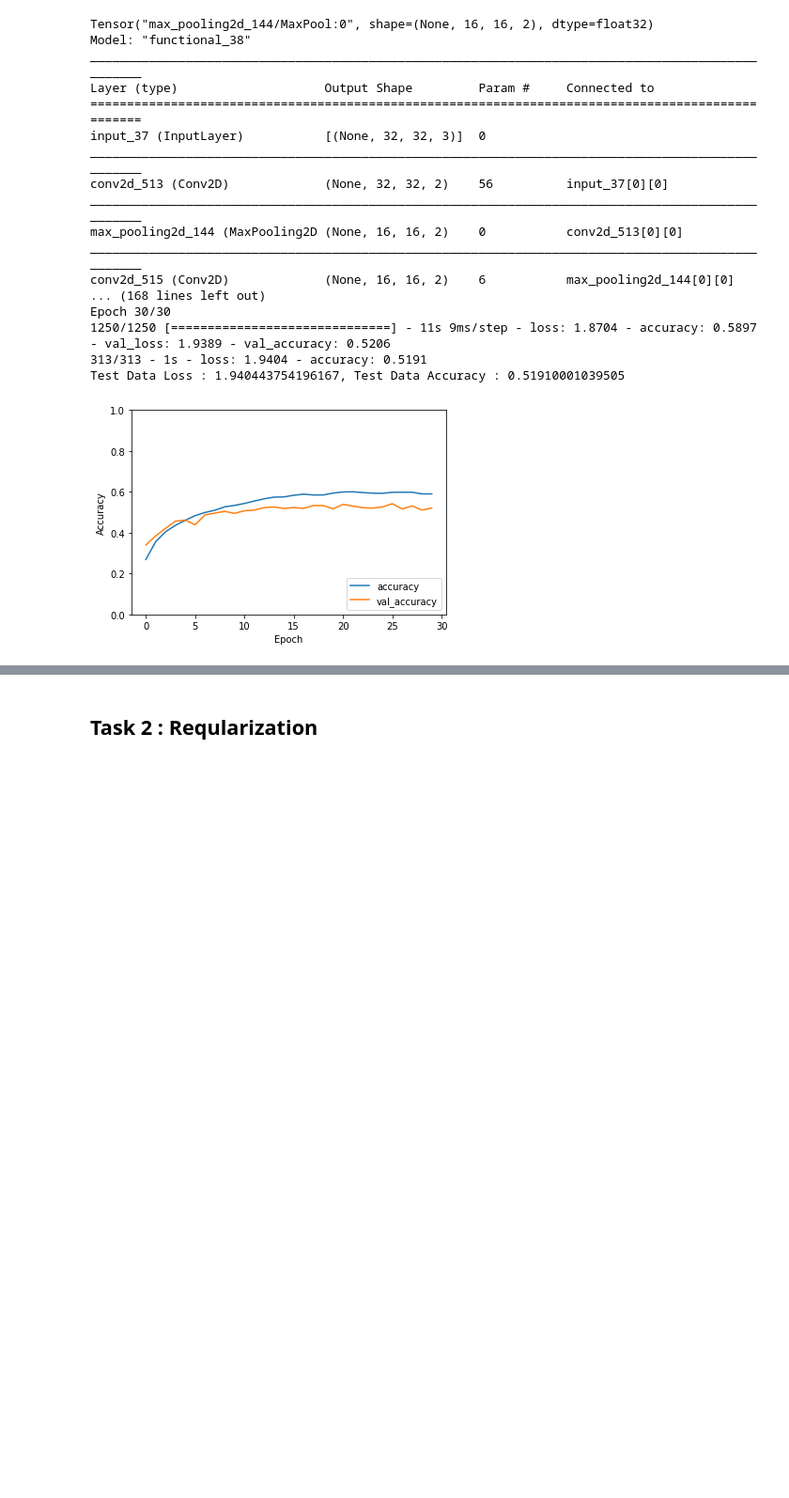
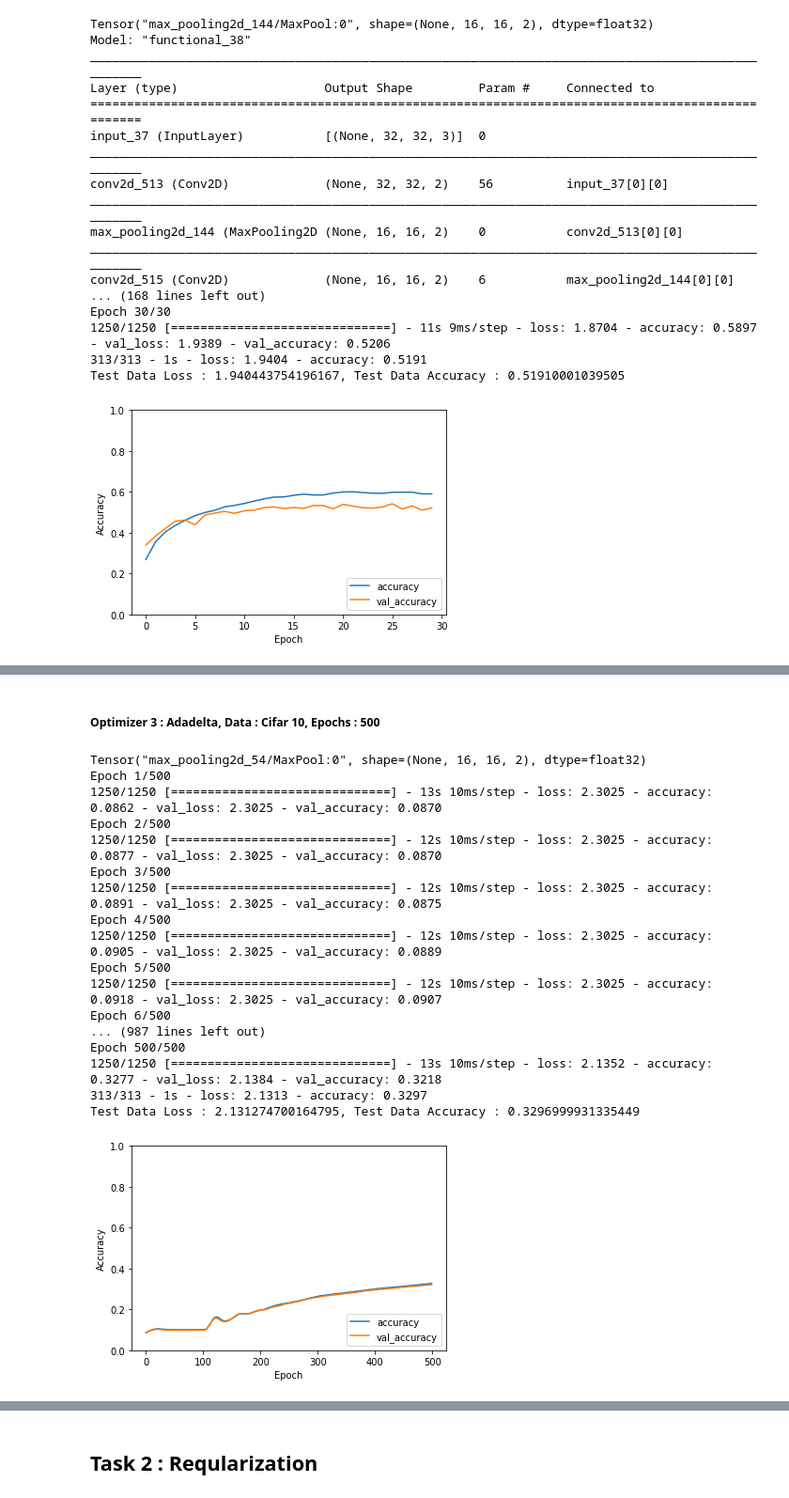
Before and after one commit to rajprasad001/deep_learning_concepts, a Jupyter notebook: Project_Assignment.ipynb, the cells around one changed output, grey strips where cells are left out. Shown at 94% size. Saved outputs shown, nothing was run; the diff lists cells and outputs as text; code cells hidden in the pictures; blank space fills up the shorter version.

```diff
--- a/Project_Assignment.ipynb
+++ b/Project_Assignment.ipynb
@@ -711,0 +735,23 @@ Test Data Loss : 1.940443754196167, Test Data Accuracy : 0.51910001039505
+# %% [markdown]
+#####  Optimizer 3 : Adadelta, Data : Cifar 10, Epochs : 500
+# %%
+opt_adadelta_inception_net= inception_net('adadelta',cifar_train_x,cifar_train_y,500,cifar_val_x,cifar_val_y,cifar_test_x,cifar_test_y)
+# %% [output]
+Tensor("max_pooling2d_54/MaxPool:0", shape=(None, 16, 16, 2), dtype=float32)
+Epoch 1/500
+1250/1250 [==============================] - 13s 10ms/step - loss: 2.3025 - accuracy: 0.0862 - val_loss: 2.3025 - val_accuracy: 0.0870
+Epoch 2/500
+1250/1250 [==============================] - 12s 10ms/step - loss: 2.3025 - accuracy: 0.0877 - val_loss: 2.3025 - val_accuracy: 0.0870
+Epoch 3/500
+1250/1250 [==============================] - 12s 10ms/step - loss: 2.3025 - accuracy: 0.0891 - val_loss: 2.3025 - val_accuracy: 0.0875
+Epoch 4/500
+1250/1250 [==============================] - 12s 10ms/step - loss: 2.3025 - accuracy: 0.0905 - val_loss: 2.3025 - val_accuracy: 0.0889
+Epoch 5/500
+1250/1250 [==============================] - 12s 10ms/step - loss: 2.3025 - accuracy: 0.0918 - val_loss: 2.3025 - val_accuracy: 0.0907
+Epoch 6/500
+... (987 lines left out)
+Epoch 500/500
+1250/1250 [==============================] - 13s 10ms/step - loss: 2.1352 - accuracy: 0.3277 - val_loss: 2.1384 - val_accuracy: 0.3218
+313/313 - 1s - loss: 2.1313 - accuracy: 0.3297
+Test Data Loss : 2.131274700164795, Test Data Accuracy : 0.3296999931335449
+[figure, added]
```
Also changed, not shown: parts of 11 cells of this notebook.
